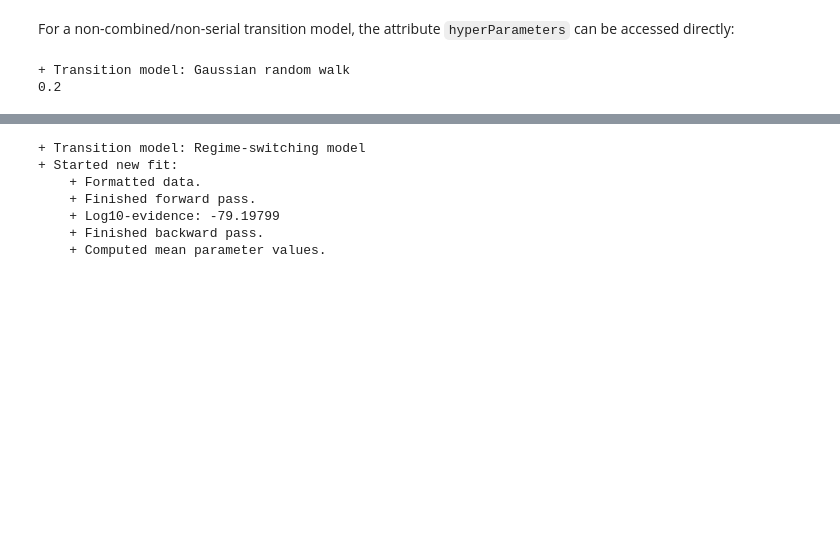
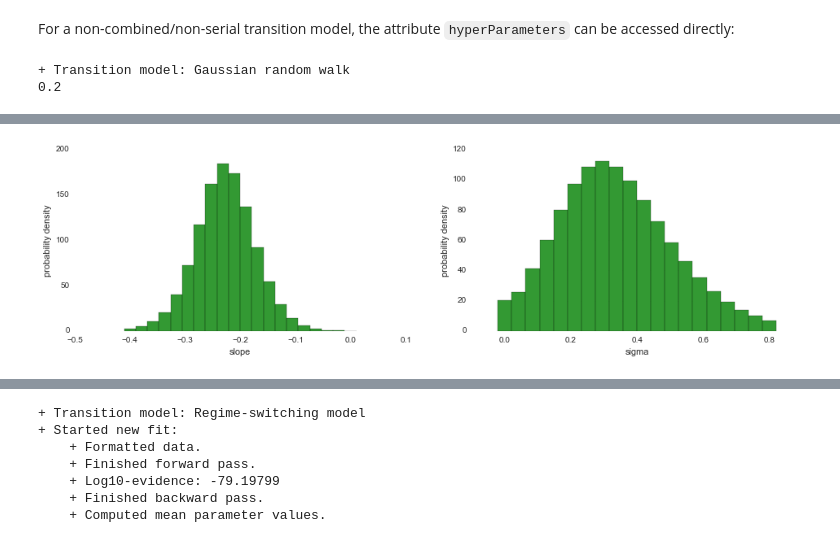
Before and after one commit to christophmark/bayesloop, a Jupyter notebook: docs/bayesloop_tutorial.ipynb, the cells around one changed output, grey strips where cells are left out. Drawn from its saved outputs; the diff is of its cells as text; code cells hidden in the pictures; blank space fills up the shorter version.

```diff
--- a/docs/bayesloop_tutorial.ipynb
+++ b/docs/bayesloop_tutorial.ipynb
@@ -387,0 +491,9 @@ The change-point study is set up as follows:
+# %%
+plt.figure(figsize=(16,4))
+plt.subplot(121)
+RS.plotHyperParameterDistribution(param='slope', color='g', alpha=.8)
+
+plt.subplot(122)
+RS.plotHyperParameterDistribution(param='sigma', color='g', alpha=.8)
+# %% [output]
+[figure, added]
```
Also changed, not shown: parts of 32 cells of this notebook.
